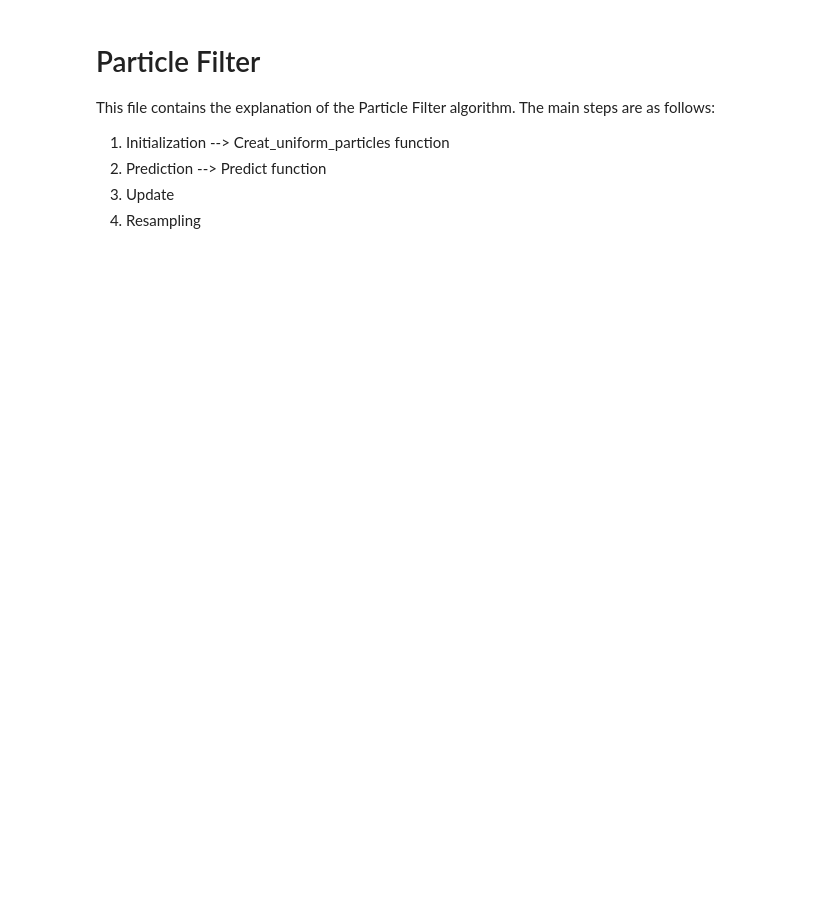
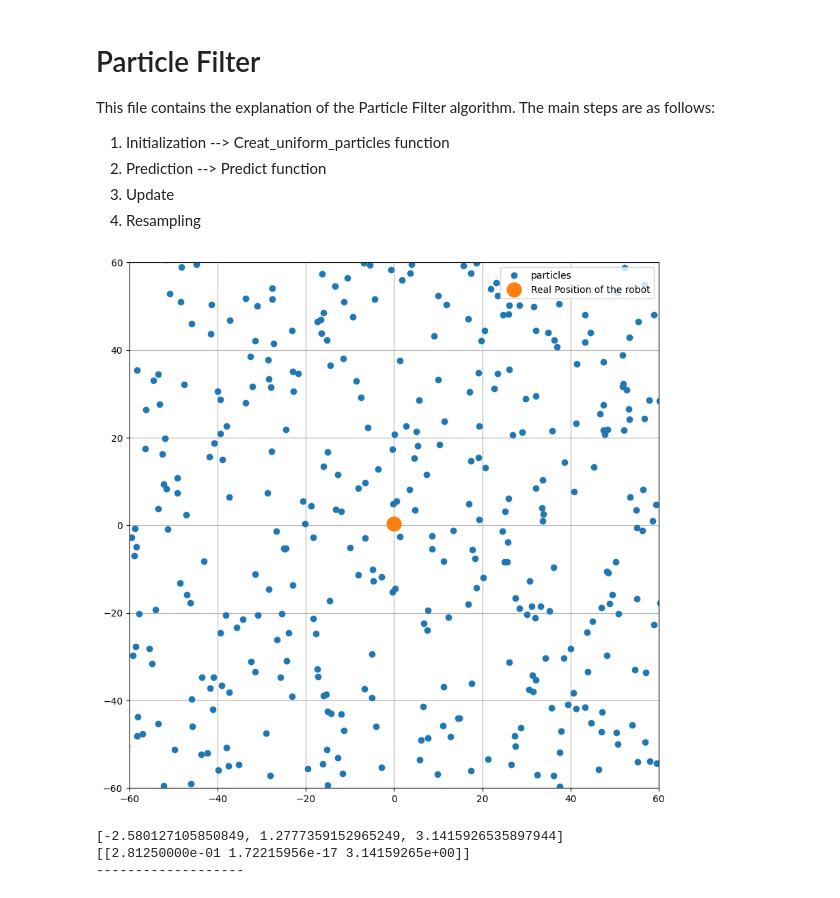
Before and after one commit to mohasarfi/MobileRobot, a Jupyter notebook: Localization.ipynb, the cells around one changed output. Saved outputs shown, nothing was run; the diff lists cells and outputs as text; code cells hidden in the pictures; blank space fills up the shorter version.

```diff
--- a/Localization.ipynb
+++ b/Localization.ipynb
@@ -22,8 +22,8 @@ def create_uniform_particles(x_range,y_range,hdg_range,N):
     N: int
     """
     particles = np.empty((N,3))
+    particles[:,0] = uniform(y_range[0],y_range[1],size=N)
     particles[:,1] = uniform(x_range[0],x_range[1],size=N)
-    particles[:,0] = uniform(y_range[0],y_range[1],size=N)
     particles[:,2] = uniform(hdg_range[0],hdg_range[1],size=N)
     particles[:,2] %= 2 * np.pi
 
@@ -45,46 +45,92 @@ def predict(particles, u, motion_dist, dt):
 def update(particles, y, w , Q):
     """
     Update the weights of the particles using a measurement.
     particles: 2D numpy array
     y: Robot location (?)
     w: numpy array - weights
     Q: 2D numpy array - measurement noise
     """
     for i in range(len(particles)):
         w[i] = multivariate_normal.pdf(y,mean=particles[i,0:2], cov=Q)
     w += 1.e-300
     w /= sum(w)
 
     return w
 
-# def update(particles, weights, z, R, landmarks):
-#     """"
-#     Update the weights of the particles using a measurement.
-#     particles: 2D numpy array
-#     weights: numpy array
-#     z: tuple (range,bearing) - measurement
-#     R: 2D numpy array - measurement noise
-#     landmarks: 2D numpy array
-#     """
-#     for i in range(len(particles)):
-#         d = np.linalg.norm(landmarks - particles[i,0:2],axis=1)
-#         z_hat = (d, np.arctan2(landmarks[:,1] - particles[i,1],landmarks[:,0] - particles[i,0]) - particles[i,2])
-#         weights[i] *= multivariate_normal(mean=z_hat,cov=R).pdf(z)
-#     weights += 1.e-300
-#     weights /= sum(weights)
-
 def simple_resample(particles, weights):
     """
     Resample particles with a simple method.
     particles: 2D numpy array
     weights: numpy array
     """
     N = len(particles)
     cumulative_sum = np.cumsum(weights)
     cumulative_sum[-1] = 1. # avoid round-off error
     indexes = np.searchsorted(cumulative_sum, random(N))
     # resample according to indexes
     particles[:] = particles[indexes]
     weights.fill(1.0 / N)
 
     return particles
+
+
+
+mean_distribution_meas = np.array([0,0])
+Q = np.array([[0.01,0],[0,0.01]])
+delta_meas = np.random.multivariate_normal(mean_distribution_meas , Q)
+
+
+#The following function is used to plot the actual position of the robot and particles on the map
+def creat_plot(particles,state_real,x_lim,y_lim):
+  f = plt.figure(figsize=(5,5))
+  # define figure size
+  ax = f.add_subplot(1, 1, 1)
+  f.set_figwidth(10)
+  f.set_figheight(10)
+  plt.plot(particles[:,1],particles[:,0],'o',label='particles')
+  plt.plot(state_real[1],state_real[0],'.',label='Real Position of the robot', markersize=30)
+  plt.xlim(x_lim[0]*1.2,x_lim[1]*1.2)
+  plt.ylim(y_lim[0]*1.2,y_lim[1]*1.2)
+  plt.legend(loc='upper right')
+  plt.grid()
+  plt.show()
+
+
+No_Particles = 1000
+x_range = (-50,50)
+y_range = (-50,50)
+hdg_range = (0, np.pi*2)
+robot_state = np.array([[0.0,0.0,np.pi/2]]) # this is the initial real state of the robot
+particles = create_uniform_particles(x_range, y_range, hdg_range, No_Particles)
+
+## Define robot specification
+u = np.array([10,0])
+## Defining epsilon == motion distribution
+mean_distribution = np.array([0,0,0])
+var_distribution = 0
+cov_distribution = 0
+R = np.array([[var_distribution,cov_distribution,cov_distribution],[cov_distribution,var_distribution,cov_distribution],[cov_distribution,cov_distribution,var_distribution]])
+motion_dist = np.random.multivariate_normal(mean_distribution , R)
+
+dt = 0.1
+delta_meas = np.array([0.001,0.0001])
+w = np.ones(No_Particles)/No_Particles
+
+
+for i in range(5):
+    particles = predict(particles,u,motion_dist,dt)
+    robot_state = predict(robot_state,u,motion_dist,dt)
+    creat_plot(particles,robot_state[0],x_range,y_range)
+    y = robot_state[0,0:2] + delta_meas
+    w = update(particles,y,w,Q)
+    particles = simple_resample(particles,w)
+    particles[:,2] = robot_state[0,2]
+    # creat_plot(particles,robot_state[0],x_range,y_range)
+    print([np.mean(particles[:,0]),np.mean(particles[:,1]),np.mean(particles[:,2])])
+    print(robot_state)
+    print('-------------------')
+# %% [output]
+[figure, added]
+[-2.580127105850849, 1.2777359152965249, 3.1415926535897944]
+[[2.81250000e-01 1.72215956e-17 3.14159265e+00]]
+-------------------
```
Also changed, not shown: parts of 17 cells of this notebook, 2 other files.
